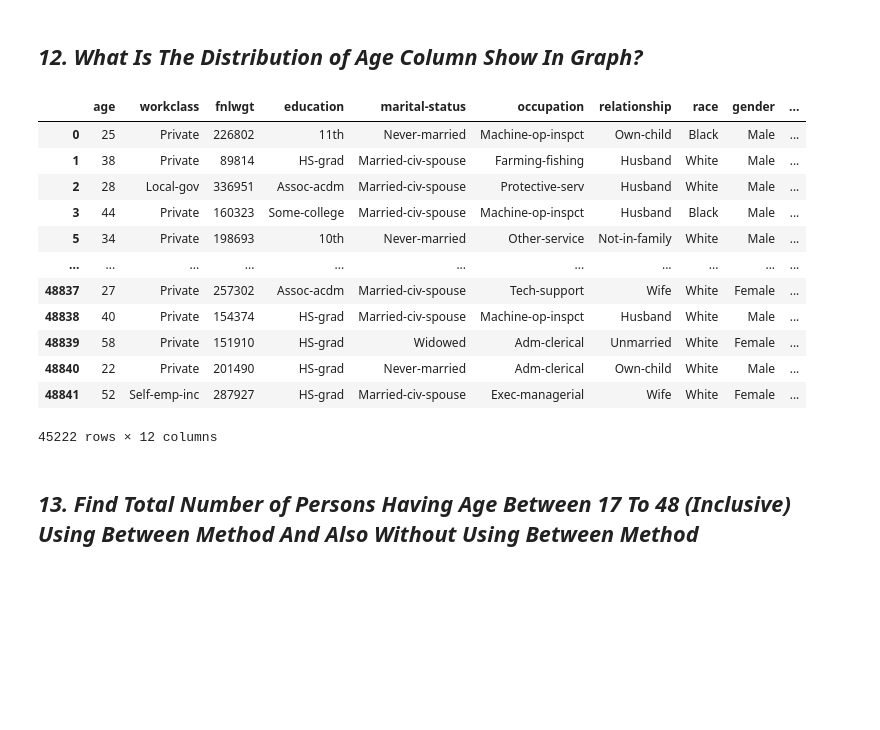
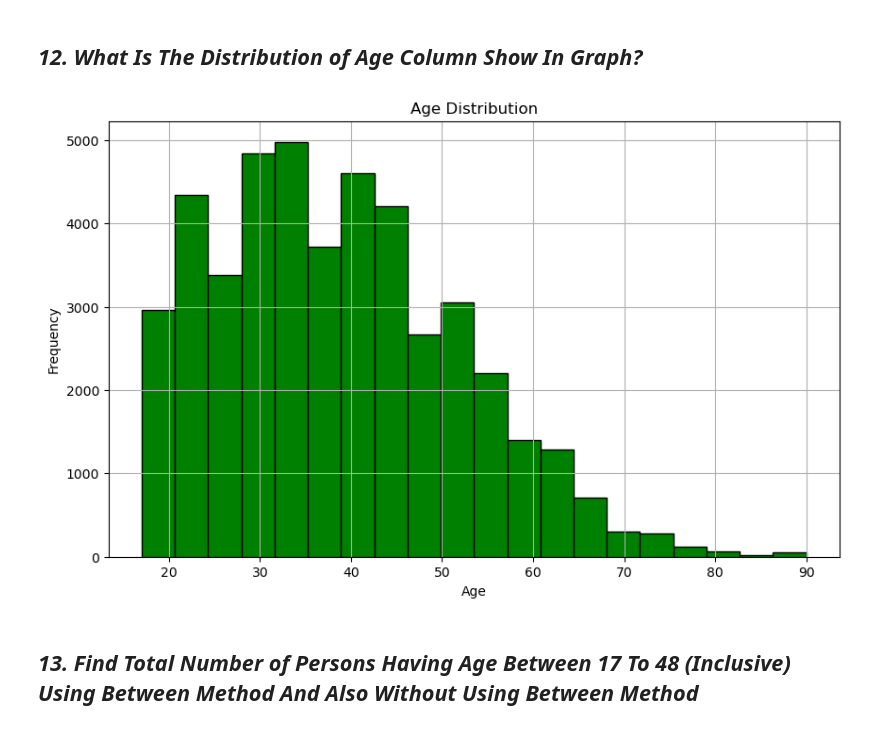
Before and after one commit to Sharjeel675/Jawan-Pakistan-Practise, a Jupyter notebook: Assignment_10/Assignment 10.ipynb, the cells around one changed output. Saved outputs shown, nothing was run; the diff lists cells and outputs as text; code cells hidden in the pictures; blank space fills up the shorter version.

```diff
--- a/Assignment_10/Assignment 10.ipynb
+++ b/Assignment_10/Assignment 10.ipynb
@@ -186,19 +186,13 @@ df = df.drop(['educational-num','capital-gain','capital-loss'],axis = 1)
 # %% [markdown]
 ## ***12. What Is The Distribution of Age Column Show In Graph?***
 # %%
+plt.figure(figsize=(10,6))
+plt.hist(df['age'], bins=20, edgecolor='black', color='green')
+plt.title('Age Distribution')
+plt.xlabel('Age')
+plt.ylabel('Frequency')
+plt.grid(True)
 # %% [output]
-|  | age | workclass | fnlwgt | education | marital-status | occupation | relationship | race | gender | ... |
-| 0 | 25 | Private | 226802 | 11th | Never-married | Machine-op-inspct | Own-child | Black | Male | ... |
-| 1 | 38 | Private | 89814 | HS-grad | Married-civ-spouse | Farming-fishing | Husband | White | Male | ... |
-| 2 | 28 | Local-gov | 336951 | Assoc-acdm | Married-civ-spouse | Protective-serv | Husband | White | Male | ... |
-| 3 | 44 | Private | 160323 | Some-college | Married-civ-spouse | Machine-op-inspct | Husband | Black | Male | ... |
-| 5 | 34 | Private | 198693 | 10th | Never-married | Other-service | Not-in-family | White | Male | ... |
-| ... | ... | ... | ... | ... | ... | ... | ... | ... | ... | ... |
-| 48837 | 27 | Private | 257302 | Assoc-acdm | Married-civ-spouse | Tech-support | Wife | White | Female | ... |
-| 48838 | 40 | Private | 154374 | HS-grad | Married-civ-spouse | Machine-op-inspct | Husband | White | Male | ... |
-| 48839 | 58 | Private | 151910 | HS-grad | Widowed | Adm-clerical | Unmarried | White | Female | ... |
-| 48840 | 22 | Private | 201490 | HS-grad | Never-married | Adm-clerical | Own-child | White | Male | ... |
-| 48841 | 52 | Self-emp-inc | 287927 | HS-grad | Married-civ-spouse | Exec-managerial | Wife | White | Female | ... |
-45222 rows × 12 columns
+[figure, added]
 # %% [markdown]
 ## ***13. Find Total Number of Persons Having Age Between 17 To 48 (Inclusive) Using Between Method And Also Without Using Between Method***
```
Also changed, not shown: parts of 3 cells of this notebook.
